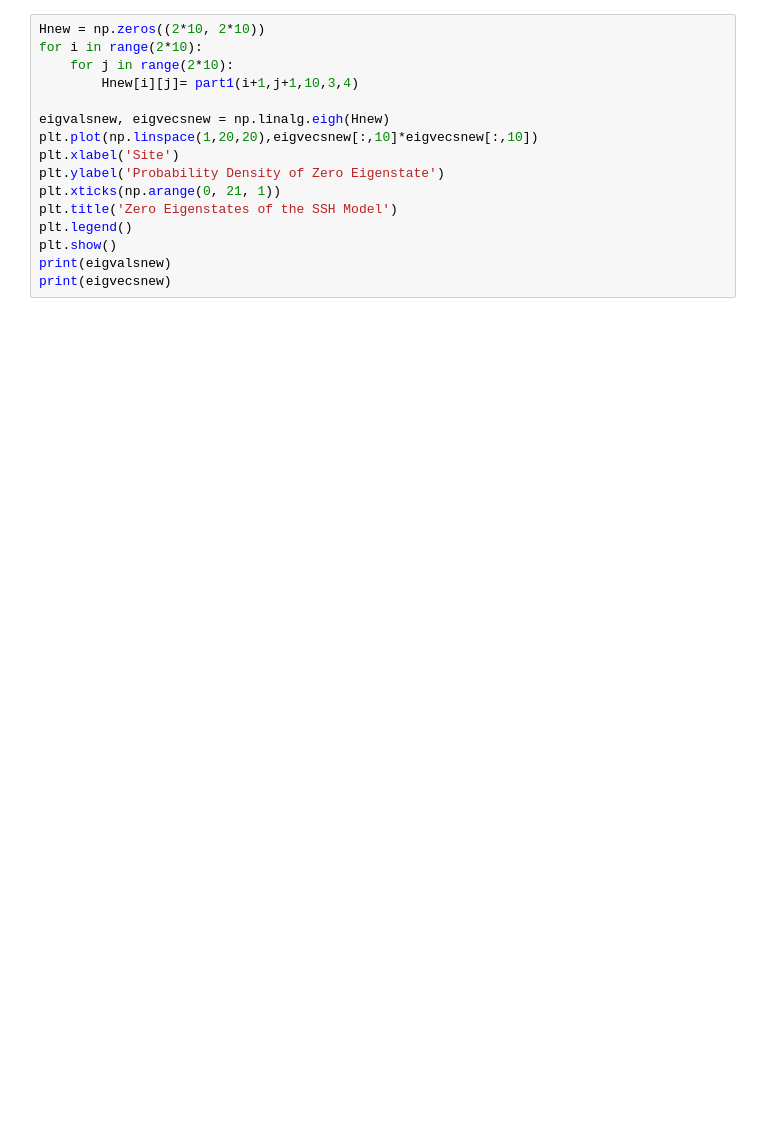
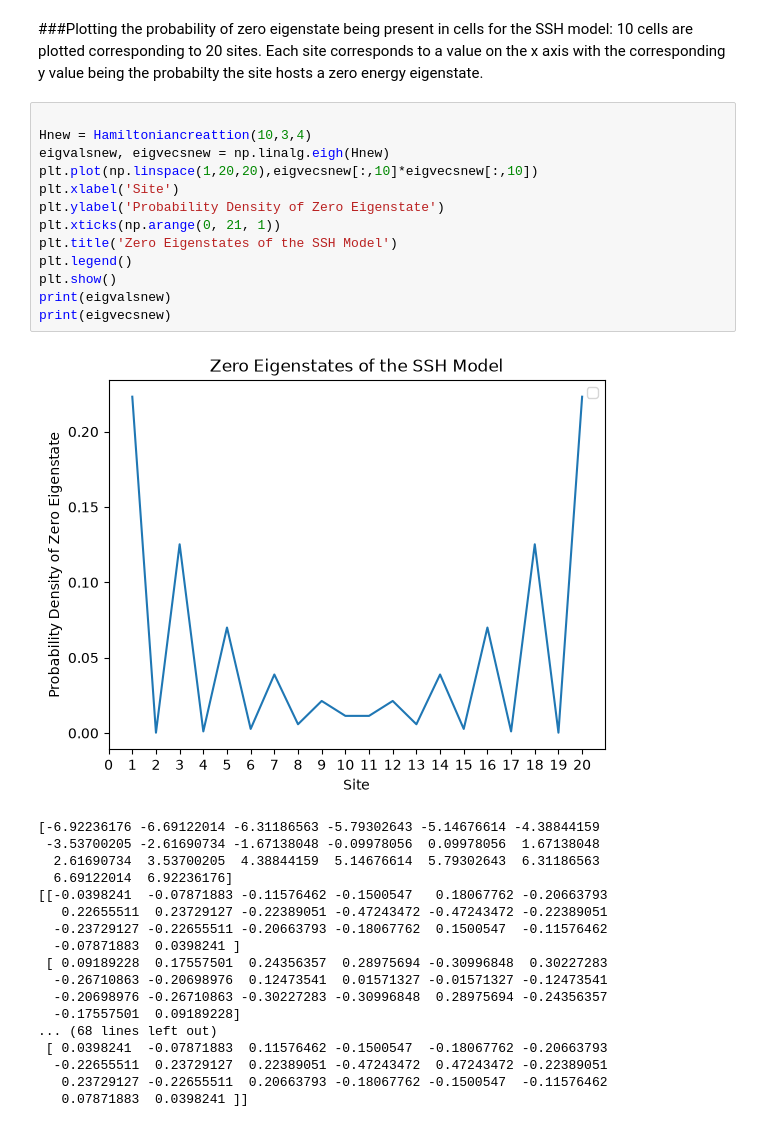
Before and after one commit to AmanU07UIUC/ssh-model, a Jupyter notebook: SSHmodelJupyter.ipynb, the cells around one changed output. Saved outputs shown, nothing was run; the diff lists cells and outputs as text; blank space fills up the shorter version.

```diff
--- a/SSHmodelJupyter.ipynb
+++ b/SSHmodelJupyter.ipynb
@@ -53,16 +69,34 @@ plt.show()
+# %% [markdown]
+###Plotting the probability of zero eigenstate being present in cells for the SSH model: 10 cells are plotted corresponding to 20 sites. Each site corresponds to a value on the x axis with the corresponding y value being the probabilty the site hosts a zero energy eigenstate.
 # %%
-Hnew = np.zeros((2*10, 2*10))
-for i in range(2*10):
-    for j in range(2*10):
-        Hnew[i][j]= part1(i+1,j+1,10,3,4)
 
+Hnew = Hamiltoniancreattion(10,3,4)
 eigvalsnew, eigvecsnew = np.linalg.eigh(Hnew)
 plt.plot(np.linspace(1,20,20),eigvecsnew[:,10]*eigvecsnew[:,10])
 plt.xlabel('Site')
 plt.ylabel('Probability Density of Zero Eigenstate')
 plt.xticks(np.arange(0, 21, 1))
 plt.title('Zero Eigenstates of the SSH Model')
 plt.legend()
 plt.show()
 print(eigvalsnew)
 print(eigvecsnew)
+# %% [output]
+[figure, added]
+[-6.92236176 -6.69122014 -6.31186563 -5.79302643 -5.14676614 -4.38844159
+ -3.53700205 -2.61690734 -1.67138048 -0.09978056  0.09978056  1.67138048
+  2.61690734  3.53700205  4.38844159  5.14676614  5.79302643  6.31186563
+  6.69122014  6.92236176]
+[[-0.0398241  -0.07871883 -0.11576462 -0.1500547   0.18067762 -0.20663793
+   0.22655511  0.23729127 -0.22389051 -0.47243472 -0.47243472 -0.22389051
+  -0.23729127 -0.22655511 -0.20663793 -0.18067762  0.1500547  -0.11576462
+  -0.07871883  0.0398241 ]
+ [ 0.09189228  0.17557501  0.24356357  0.28975694 -0.30996848  0.30227283
+  -0.26710863 -0.20698976  0.12473541  0.01571327 -0.01571327 -0.12473541
+  -0.20698976 -0.26710863 -0.30227283 -0.30996848  0.28975694 -0.24356357
+  -0.17557501  0.09189228]
+... (68 lines left out)
+ [ 0.0398241  -0.07871883  0.11576462 -0.1500547  -0.18067762 -0.20663793
+  -0.22655511  0.23729127  0.22389051 -0.47243472  0.47243472 -0.22389051
+   0.23729127 -0.22655511  0.20663793 -0.18067762 -0.1500547  -0.11576462
+   0.07871883  0.0398241 ]]
```
Also changed, not shown: parts of 8 cells of this notebook.
